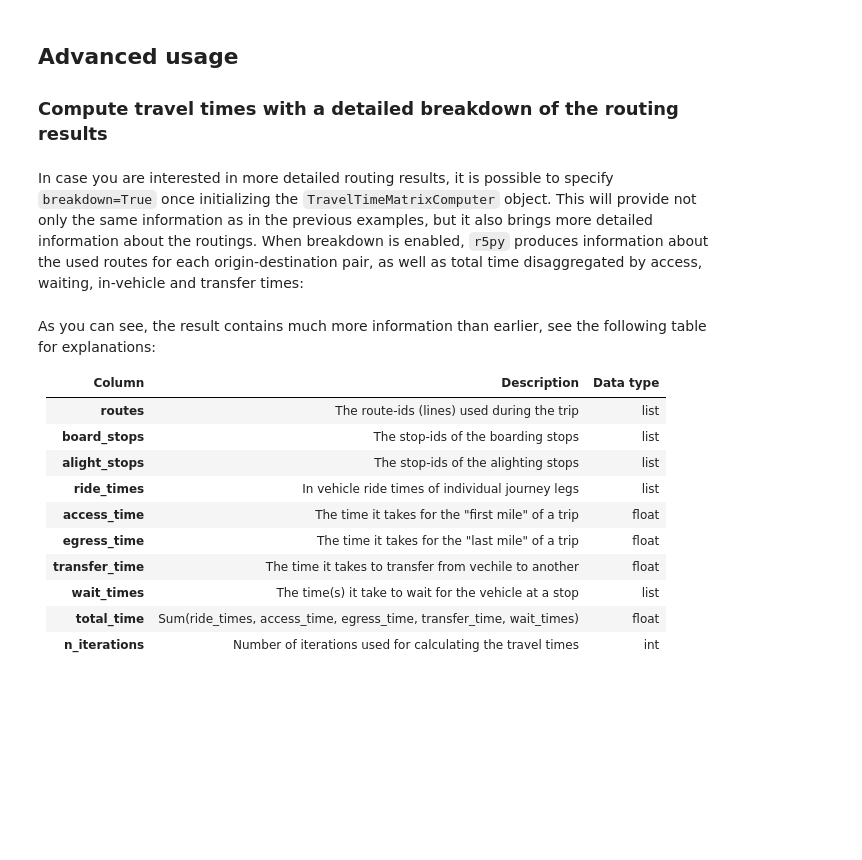
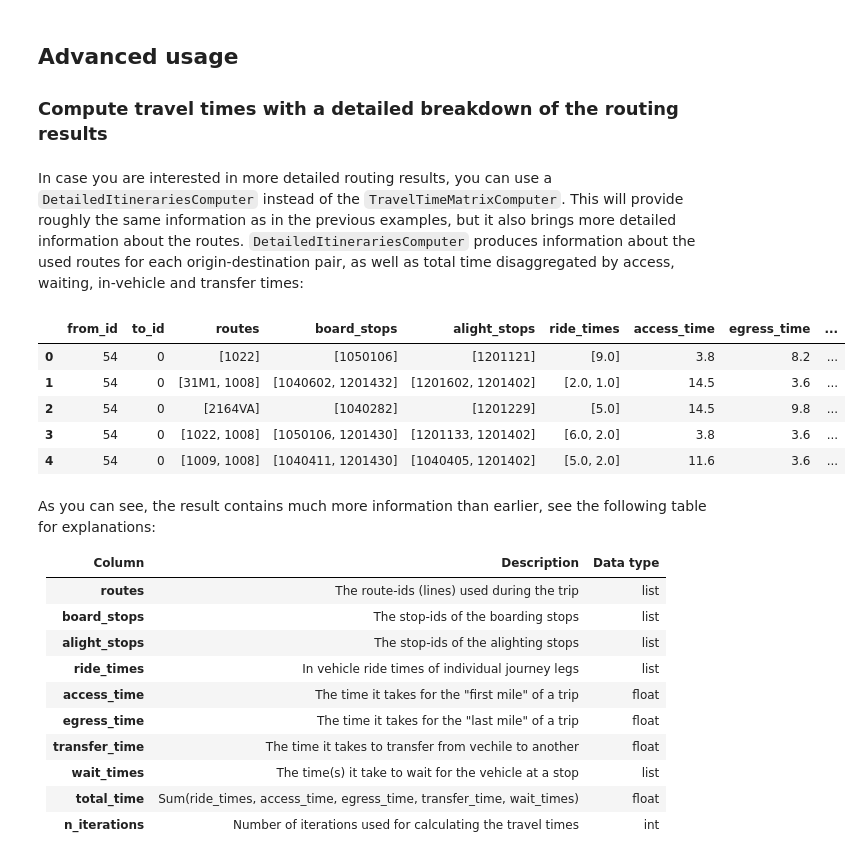
Before and after one commit to r5py/r5py, a Jupyter notebook: docs/notebooks/basic-usage.ipynb, the cells around one changed output. Drawn from its saved outputs; the diff is of its cells as text; code cells hidden in the pictures; blank space fills up the shorter version.

```diff
--- a/docs/notebooks/basic-usage.ipynb
+++ b/docs/notebooks/basic-usage.ipynb
@@ -205,18 +275,26 @@ In our study area, there seems to be a bit poorer accessibility in the Southern
 
 ### Compute travel times with a detailed breakdown of the routing results
 # %% [markdown]
-In case you are interested in more detailed routing results, it is possible to specify `breakdown=True` once initializing the `TravelTimeMatrixComputer` object. This will provide not only the same information as in the previous examples, but it also brings more detailed information about the routings. When breakdown is enabled, `r5py` produces information about the used routes for each origin-destination pair, as well as total time disaggregated by access, waiting, in-vehicle and transfer times:
+In case you are interested in more detailed routing results, you can use a `DetailedItinerariesComputer` instead of the `TravelTimeMatrixComputer`. This will provide roughly the same information as in the previous examples, but it also brings more detailed information about the routes. `DetailedItinerariesComputer` produces information about the used routes for each origin-destination pair, as well as total time disaggregated by access, waiting, in-vehicle and transfer times:
 # %%
-travel_time_matrix_computer = TravelTimeMatrixComputer(
+from r5py import DetailedItinerariesComputer
+
+detailed_itineraries_computer = DetailedItinerariesComputer(
     transport_network,
     origins=origin,
     destinations=points,
     departure=datetime.datetime(2022,2,22,8,30),
     transport_modes=[TransitMode.TRANSIT, LegMode.WALK],
-    breakdown=True,
 )
-travel_time_matrix_detailed = travel_time_matrix_computer.compute_travel_times()
+travel_time_matrix_detailed = detailed_itineraries_computer.compute_travel_times()
 travel_time_matrix_detailed.head()
+# %% [output]
+|  | from_id | to_id | routes | board_stops | alight_stops | ride_times | access_time | egress_time | ... |
+| 0 | 54 | 0 | [1022] | [1050106] | [1201121] | [9.0] | 3.8 | 8.2 | ... |
+| 1 | 54 | 0 | [31M1, 1008] | [1040602, 1201432] | [1201602, 1201402] | [2.0, 1.0] | 14.5 | 3.6 | ... |
+| 2 | 54 | 0 | [2164VA] | [1040282] | [1201229] | [5.0] | 14.5 | 9.8 | ... |
+| 3 | 54 | 0 | [1022, 1008] | [1050106, 1201430] | [1201133, 1201402] | [6.0, 2.0] | 3.8 | 3.6 | ... |
+| 4 | 54 | 0 | [1009, 1008] | [1040411, 1201430] | [1040405, 1201402] | [5.0, 2.0] | 11.6 | 3.6 | ... |
 # %% [markdown]
 As you can see, the result contains much more information than earlier, see the following table for explanations:
 
```
Also changed, not shown: parts of 15 cells of this notebook, 3 other files.
